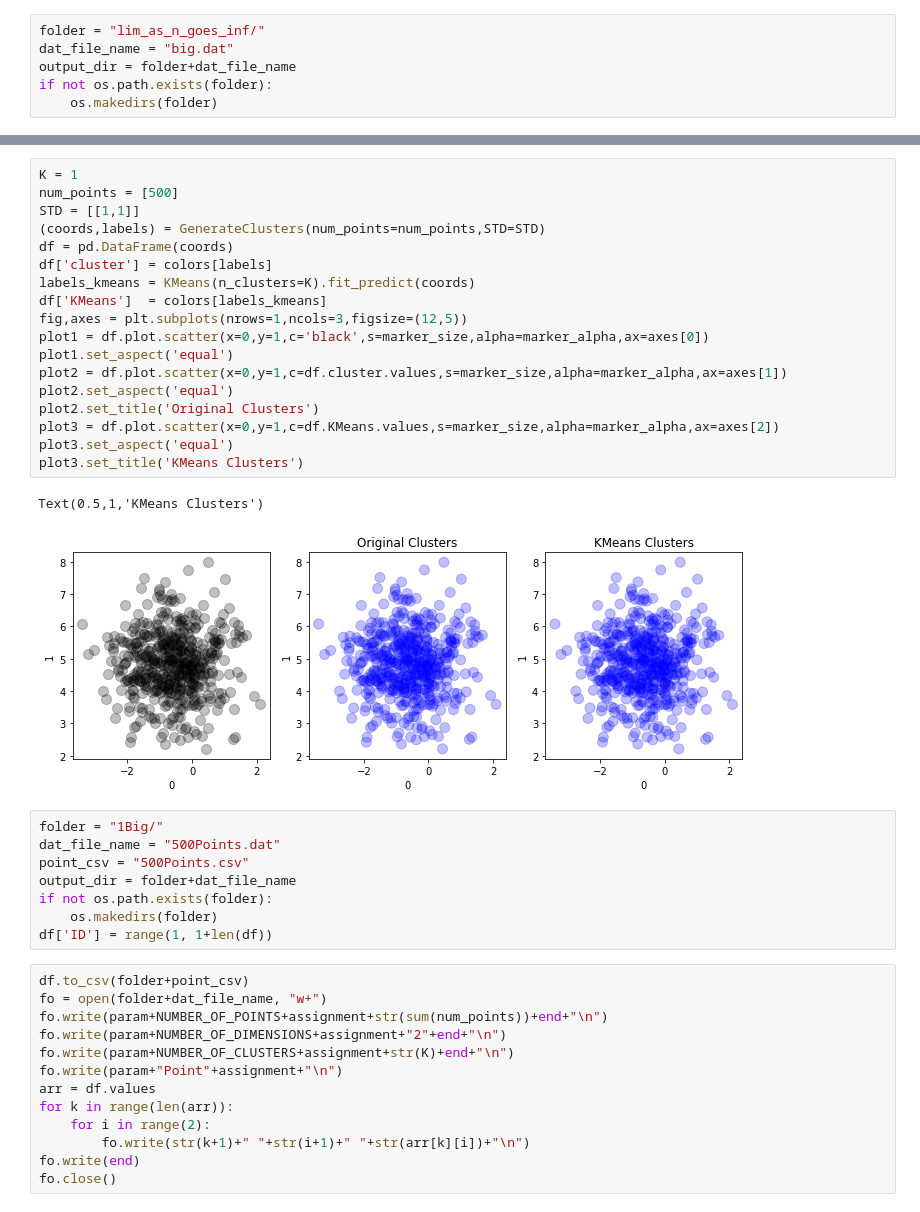
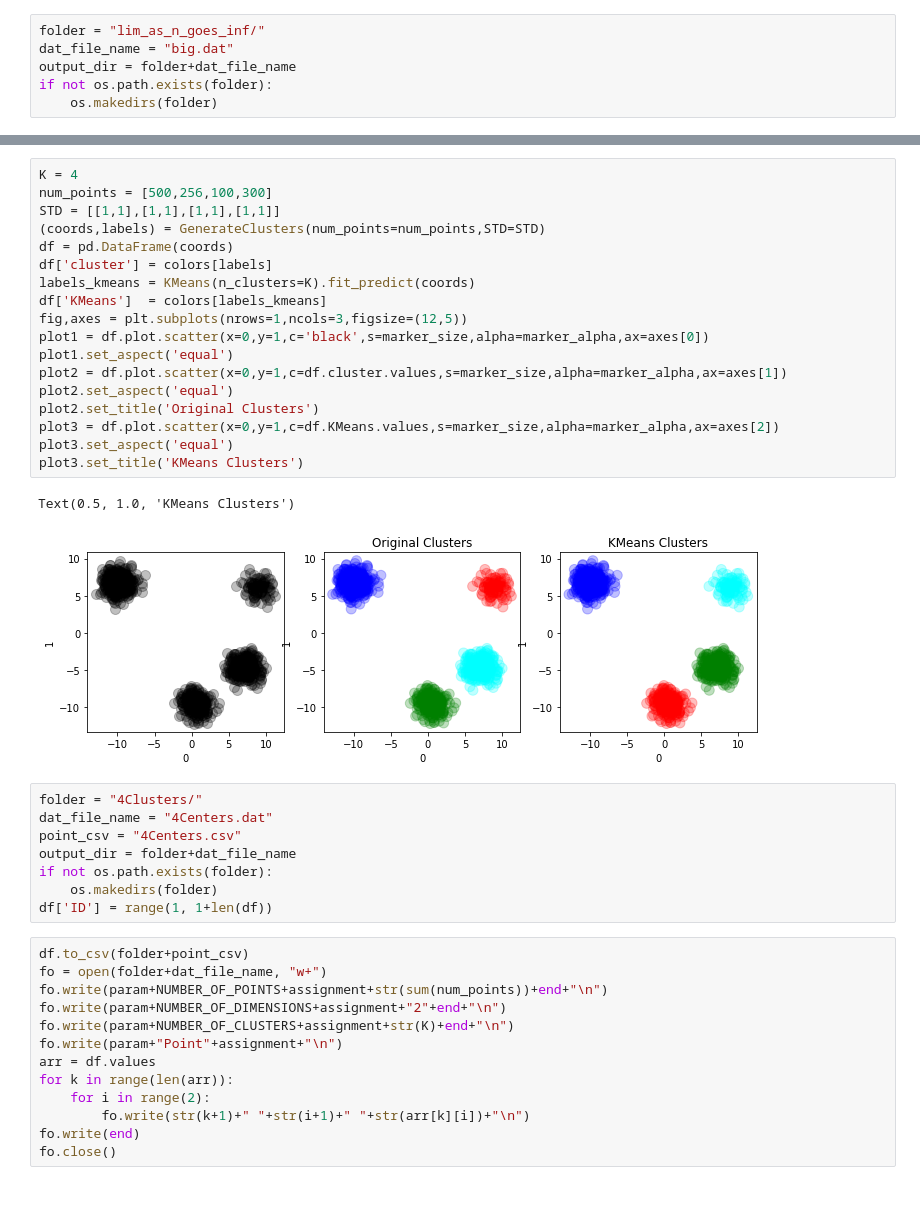
Before and after one commit to wongaz/ClusteringThesis, a Jupyter notebook: Clustering_Notebooks/Data/SmartClusters.ipynb, the cells around one changed output, grey strips where cells are left out. Drawn from its saved outputs; the diff is of its cells as text.

```diff
--- a/Clustering_Notebooks/Data/SmartClusters.ipynb
+++ b/Clustering_Notebooks/Data/SmartClusters.ipynb
@@ -199,28 +199,28 @@ Text(0.5, 1.0, 'KMeans Clusters')
 # %%
-K = 1
-num_points = [500]
-STD = [[1,1]]
+K = 4
+num_points = [500,256,100,300]
+STD = [[1,1],[1,1],[1,1],[1,1]]
 (coords,labels) = GenerateClusters(num_points=num_points,STD=STD)
 df = pd.DataFrame(coords)
 df['cluster'] = colors[labels]
 labels_kmeans = KMeans(n_clusters=K).fit_predict(coords)
 df['KMeans']  = colors[labels_kmeans]
 fig,axes = plt.subplots(nrows=1,ncols=3,figsize=(12,5))
 plot1 = df.plot.scatter(x=0,y=1,c='black',s=marker_size,alpha=marker_alpha,ax=axes[0])
 plot1.set_aspect('equal')
 plot2 = df.plot.scatter(x=0,y=1,c=df.cluster.values,s=marker_size,alpha=marker_alpha,ax=axes[1])
 plot2.set_aspect('equal')
 plot2.set_title('Original Clusters')
 plot3 = df.plot.scatter(x=0,y=1,c=df.KMeans.values,s=marker_size,alpha=marker_alpha,ax=axes[2])
 plot3.set_aspect('equal')
 plot3.set_title('KMeans Clusters')
 # %% [output]
-Text(0.5,1,'KMeans Clusters')
+Text(0.5, 1.0, 'KMeans Clusters')
-[figure, old version]
+[figure, new version]
 # %%
-folder = "1Big/"
-dat_file_name = "500Points.dat"
-point_csv = "500Points.csv"
+folder = "4Clusters/"
+dat_file_name = "4Centers.dat"
+point_csv = "4Centers.csv"
 output_dir = folder+dat_file_name
 if not os.path.exists(folder):
     os.makedirs(folder)
```
Also changed, not shown: parts of 7 cells of this notebook, 12 other files.
